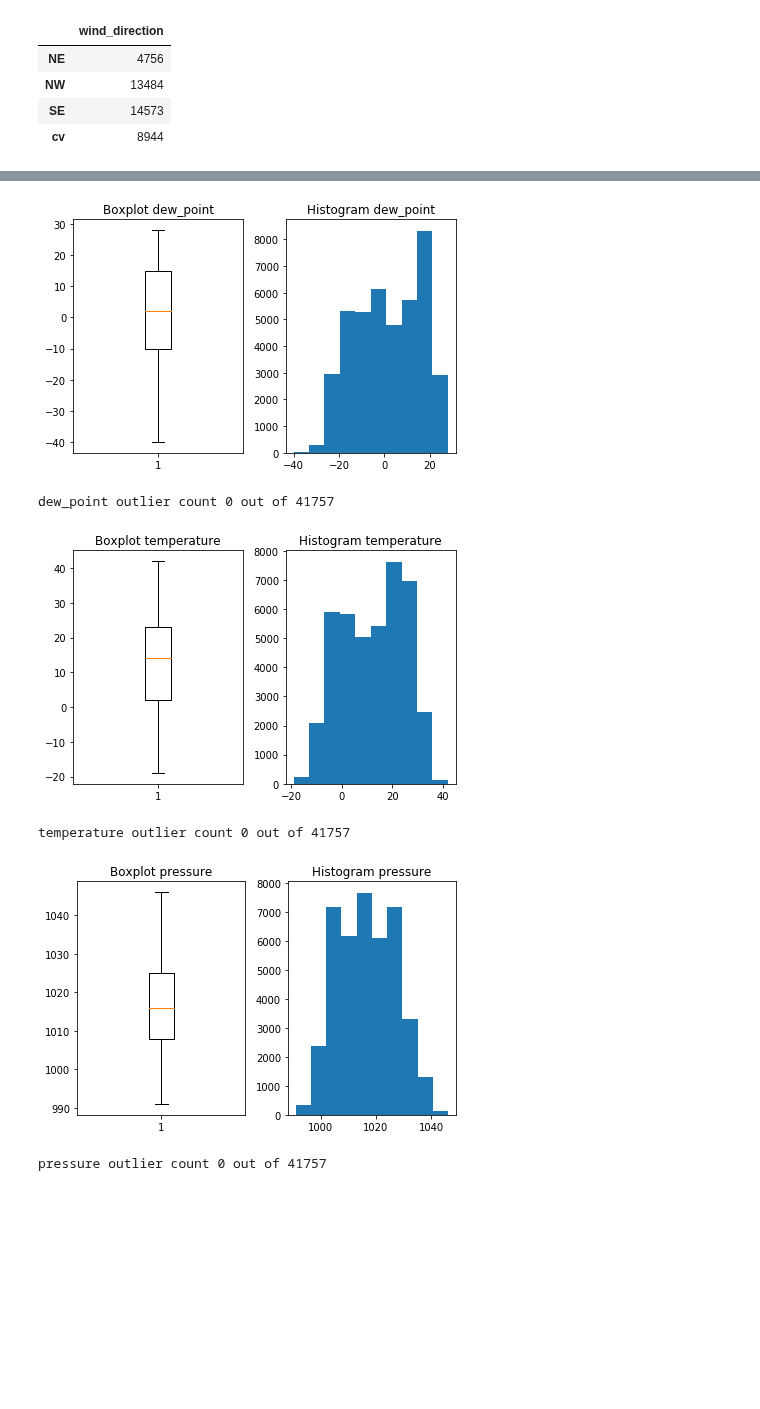
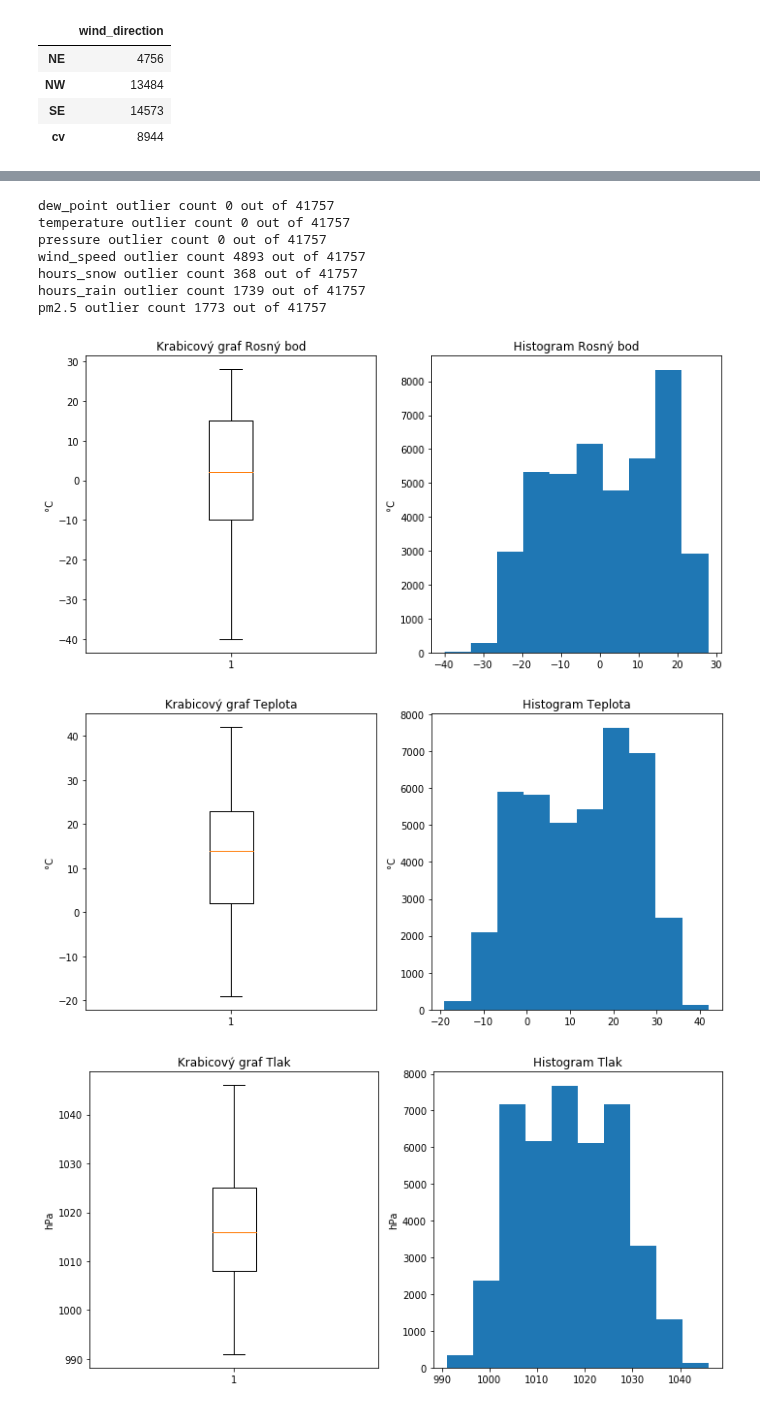
Before and after one commit to theazgra/dataAnalysisCourse, a Jupyter notebook: MAD_III/project/analysis.ipynb, the cells around one changed output, grey strips where cells are left out. Saved outputs shown, nothing was run; the diff lists cells and outputs as text; code cells hidden in the pictures; blank space fills up the shorter version.

```diff
--- a/MAD_III/project/analysis.ipynb
+++ b/MAD_III/project/analysis.ipynb
@@ -188,30 +227,43 @@ def outlier_count(boxplot_object):
 # %%
 # Histogram / Box plot outlier analysis
 
+names = ["Rosný bod", "Teplota", "Tlak", "Rychlost větru", "Doba sněžení", "Doba dešťů", "Koncentrace PM2.5"]
+units =  [ "°C", "°C", "hPa", "m/s", "hod.", "hod.", "ug/m3" ]
+pdfFiles = ["dewpt.pdf","temp.pdf","press.pdf","wndspd.pdf","hsnow.pdf","hrain.pdf","pm25.pdf"]
+index=0
 for c in ["dew_point", "temperature", "pressure",
           "wind_speed", "hours_snow", "hours_rain",
           "pm2.5" ]:
 
     data = df[c]
 
+    plt.figure(figsize=(10,5))
     plt.subplot(1, 2, 1)
-    plt.title("Boxplot " + c)
+    plt.title("Krabicový graf " + names[index])
+    plt.ylabel(units[index])
     boxPlotObject = plt.boxplot(data, showfliers=True)
 
     plt.subplot(1, 2, 2)
-    plt.title("Histogram " + c)
+    plt.title("Histogram " + names[index])
+    plt.ylabel(units[index])
     plt.hist(data)
 
     totalCount = len(data)
     outlierCount = outlier_count(boxPlotObject)
 
     plt.tight_layout()
-    plt.show()
+    #plt.show()
+    plt.savefig(pdfFiles[index])
     print(f"{c} outlier count {outlierCount} out of {totalCount}")
+    index += 1
 # %% [output]
+dew_point outlier count 0 out of 41757
+temperature outlier count 0 out of 41757
+pressure outlier count 0 out of 41757
+wind_speed outlier count 4893 out of 41757
+hours_snow outlier count 368 out of 41757
+hours_rain outlier count 1739 out of 41757
+pm2.5 outlier count 1773 out of 41757
-[figure, old version]
+[figure, new version]
-dew_point outlier count 0 out of 41757
-[figure, old version]
+[figure, new version]
-temperature outlier count 0 out of 41757
-[figure, old version]
+[figure, new version]
-pressure outlier count 0 out of 41757
```
Also changed, not shown: parts of 17 cells of this notebook, 19 other files.
